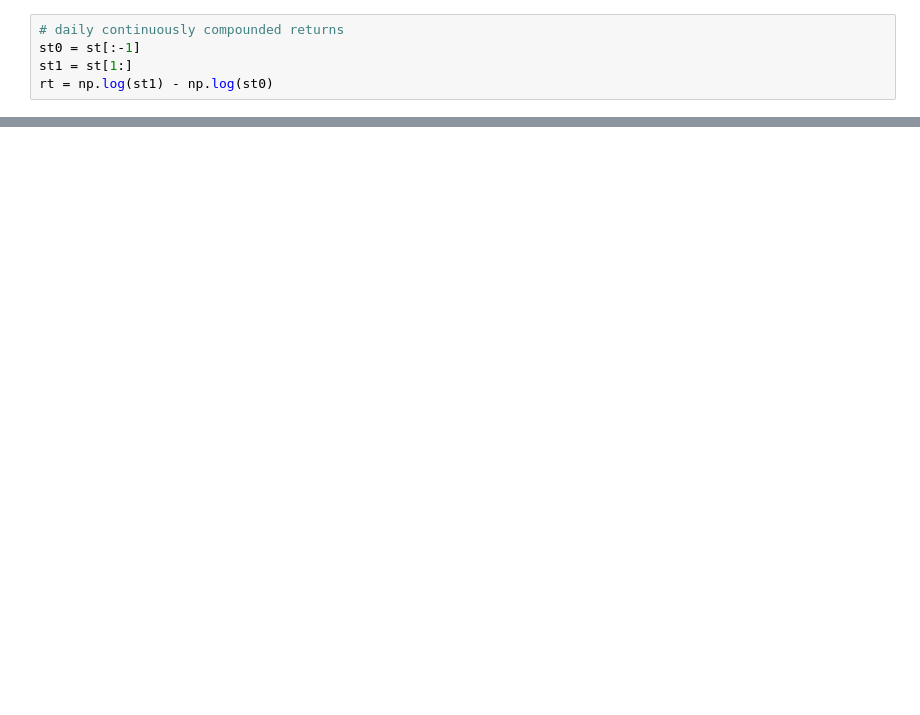
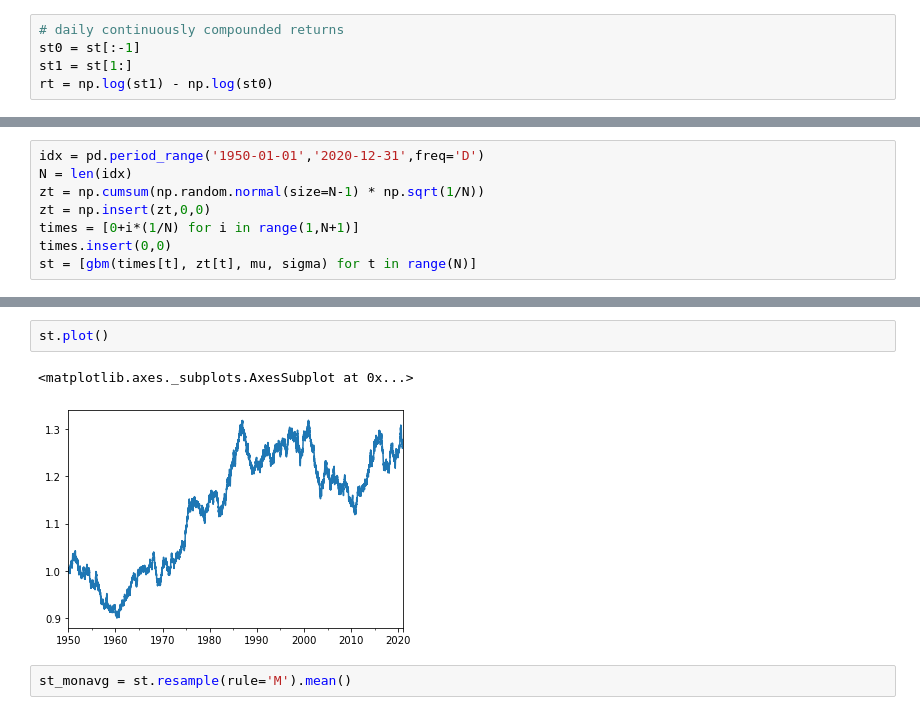
Before and after one commit to dexdx/FIN405_Problem-Sets, a Jupyter notebook: 1/assignment.1-code.ipynb, the cells around one changed output, grey strips where cells are left out. Drawn from its saved outputs; the diff is of its cells as text; blank space fills up the shorter version.

```diff
--- a/1/assignment.1-code.ipynb
+++ b/1/assignment.1-code.ipynb
@@ -42,0 +46,8 @@ annualized standard deviation of daily log-returns:  0.06428369855284949
+# %%
+idx = pd.period_range('1950-01-01','2020-12-31',freq='D')
+N = len(idx)
+zt = np.cumsum(np.random.normal(size=N-1) * np.sqrt(1/N))
+zt = np.insert(zt,0,0)
+times = [0+i*(1/N) for i in range(1,N+1)]
+times.insert(0,0)
+st = [gbm(times[t], zt[t], mu, sigma) for t in range(N)]
@@ -42,0 +59,7 @@ annualized standard deviation of daily log-returns:  0.06428369855284949
+# %%
+st.plot()
+# %% [output]
+<matplotlib.axes._subplots.AxesSubplot at 0x...>
+[figure, added]
+# %%
+st_monavg = st.resample(rule='M').mean()
```
Also changed, not shown: parts of 7 cells of this notebook.
